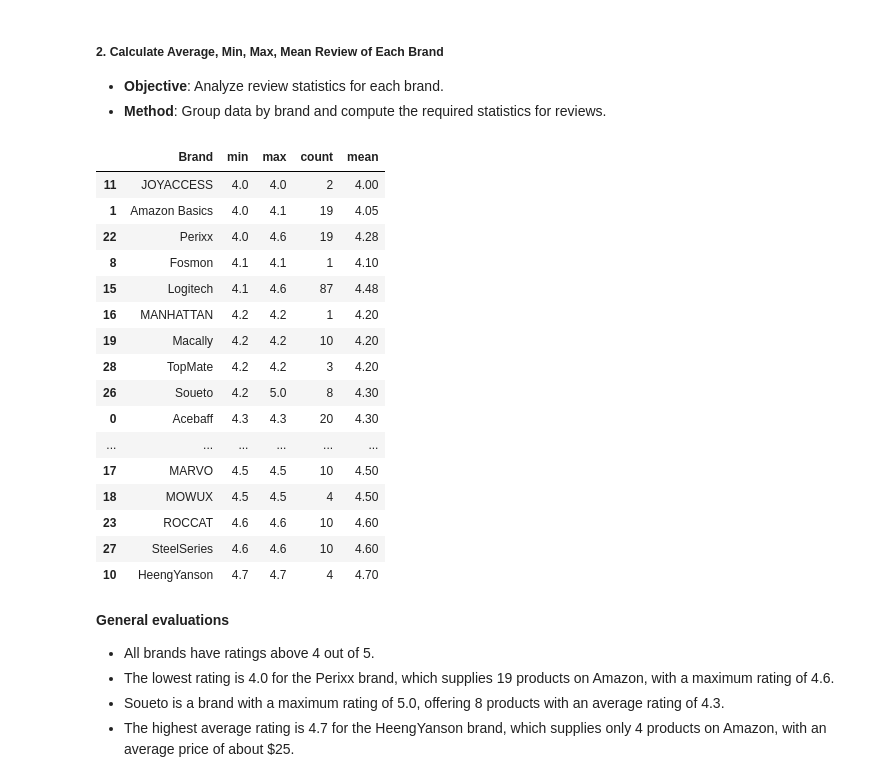
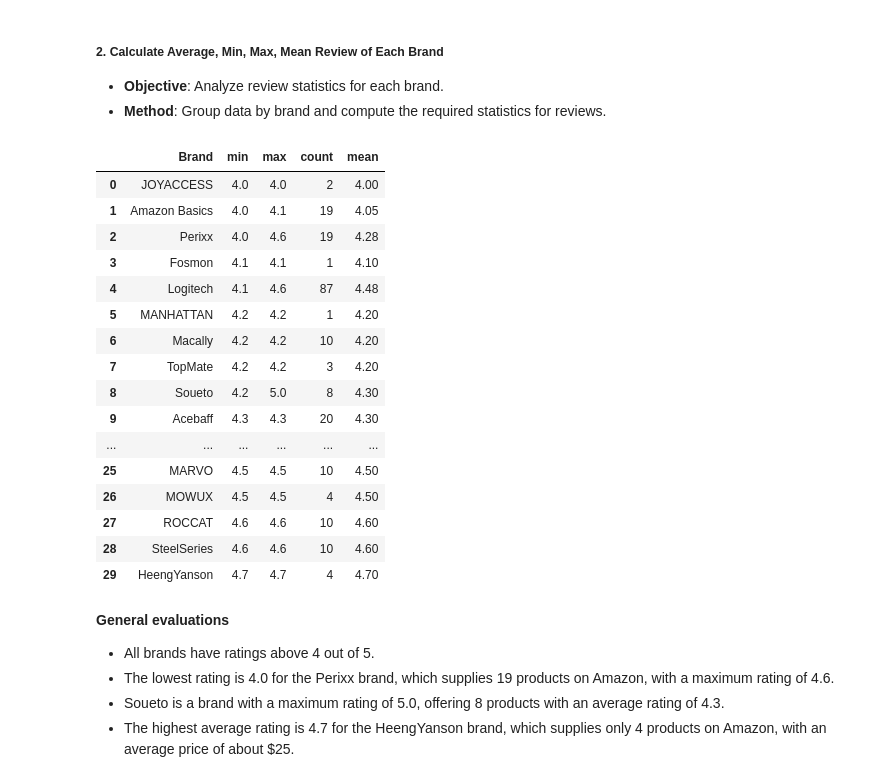
Before and after one commit to motconkien/Data-Projetcs, a Jupyter notebook: Amazon Project/Analyst/main.ipynb, the cells around one changed output. Saved outputs shown, nothing was run; the diff lists cells and outputs as text; code cells hidden in the pictures.

```diff
--- a/Amazon Project/Analyst/main.ipynb
+++ b/Amazon Project/Analyst/main.ipynb
@@ -227,25 +229,25 @@ fig.show()
 # %%
 review_data = data.groupby("Brand")["Review"].agg(["min","max","count","mean"]).reset_index()
 review_data["mean"] = review_data["mean"].round(2)
-review_data.sort_values(by=["min","max"],ascending=(True,True))
+review_data.sort_values(by=["min","max"],ascending=(True,True),ignore_index=True)
 # %% [output]
 |  | Brand | min | max | count | mean |
-| 11 | JOYACCESS | 4.0 | 4.0 | 2 | 4.00 |
+| 0 | JOYACCESS | 4.0 | 4.0 | 2 | 4.00 |
 | 1 | Amazon Basics | 4.0 | 4.1 | 19 | 4.05 |
-| 22 | Perixx | 4.0 | 4.6 | 19 | 4.28 |
-| 8 | Fosmon | 4.1 | 4.1 | 1 | 4.10 |
-| 15 | Logitech | 4.1 | 4.6 | 87 | 4.48 |
-| 16 | MANHATTAN | 4.2 | 4.2 | 1 | 4.20 |
-| 19 | Macally | 4.2 | 4.2 | 10 | 4.20 |
-| 28 | TopMate | 4.2 | 4.2 | 3 | 4.20 |
-| 26 | Soueto | 4.2 | 5.0 | 8 | 4.30 |
-| 0 | Acebaff | 4.3 | 4.3 | 20 | 4.30 |
+| 2 | Perixx | 4.0 | 4.6 | 19 | 4.28 |
+| 3 | Fosmon | 4.1 | 4.1 | 1 | 4.10 |
+| 4 | Logitech | 4.1 | 4.6 | 87 | 4.48 |
+| 5 | MANHATTAN | 4.2 | 4.2 | 1 | 4.20 |
+| 6 | Macally | 4.2 | 4.2 | 10 | 4.20 |
+| 7 | TopMate | 4.2 | 4.2 | 3 | 4.20 |
+| 8 | Soueto | 4.2 | 5.0 | 8 | 4.30 |
+| 9 | Acebaff | 4.3 | 4.3 | 20 | 4.30 |
 | ... | ... | ... | ... | ... | ... |
-| 17 | MARVO | 4.5 | 4.5 | 10 | 4.50 |
-| 18 | MOWUX | 4.5 | 4.5 | 4 | 4.50 |
-| 23 | ROCCAT | 4.6 | 4.6 | 10 | 4.60 |
-| 27 | SteelSeries | 4.6 | 4.6 | 10 | 4.60 |
-| 10 | HeengYanson | 4.7 | 4.7 | 4 | 4.70 |
+| 25 | MARVO | 4.5 | 4.5 | 10 | 4.50 |
+| 26 | MOWUX | 4.5 | 4.5 | 4 | 4.50 |
+| 27 | ROCCAT | 4.6 | 4.6 | 10 | 4.60 |
+| 28 | SteelSeries | 4.6 | 4.6 | 10 | 4.60 |
+| 29 | HeengYanson | 4.7 | 4.7 | 4 | 4.70 |
 # %% [markdown]
 <b> General evaluations
 - All brands have ratings above 4 out of 5.
```
Also changed, not shown: parts of 2 cells of this notebook.
